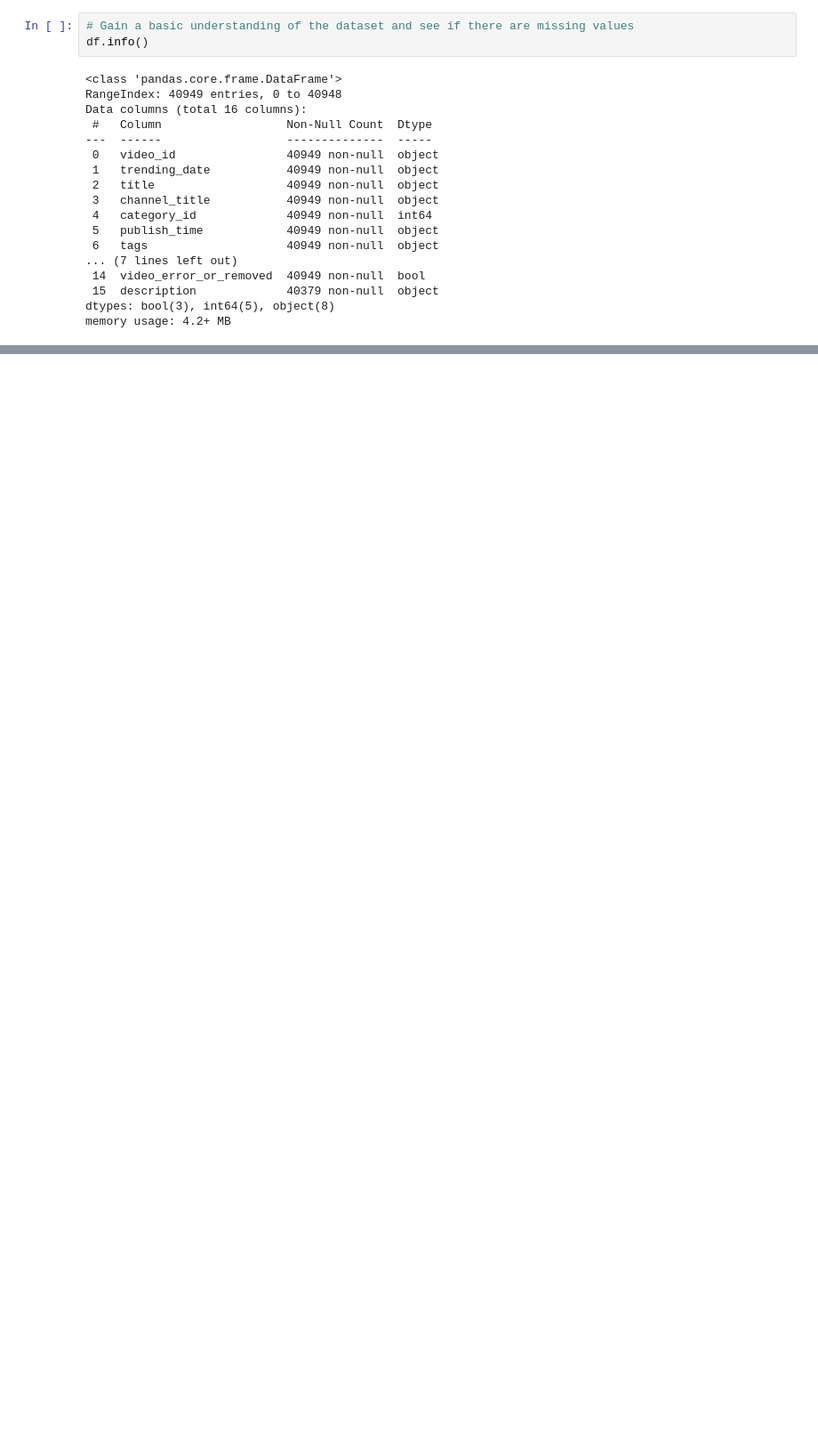
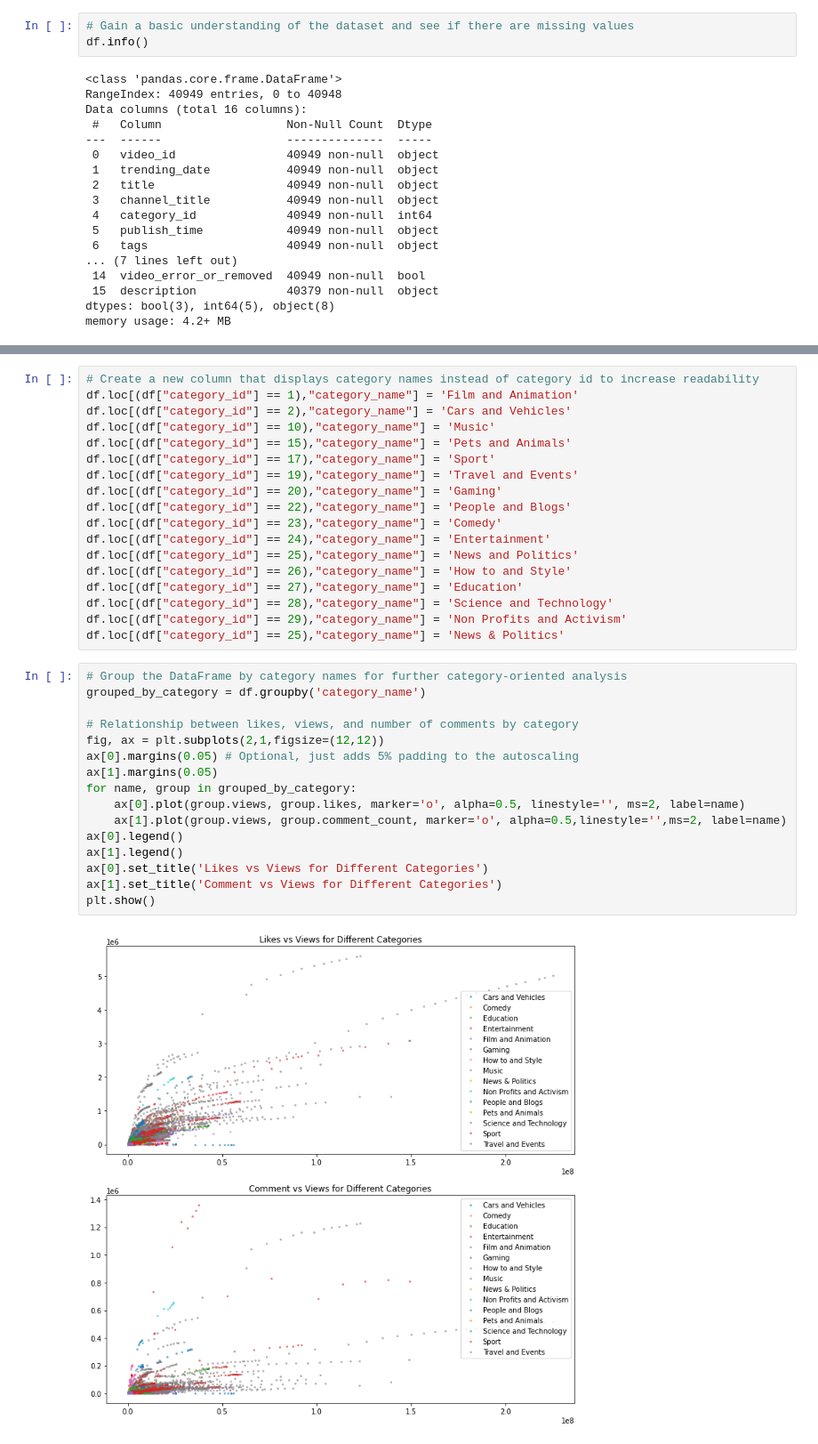
Before and after one commit to Chrisxu-99/RetrospectiveAnalysis, a Jupyter notebook: RetrospectiveAnalysis.ipynb, the cells around one changed output, grey strips where cells are left out. Shown: that part at 89% size. Drawn from its saved outputs; the diff is of its cells as text; blank space fills up the shorter version.

```diff
--- a/RetrospectiveAnalysis.ipynb
+++ b/RetrospectiveAnalysis.ipynb
@@ -77,0 +89,36 @@ sns.displot(df['log_views'])
+# %%
+# Create a new column that displays category names instead of category id to increase readability
+df.loc[(df["category_id"] == 1),"category_name"] = 'Film and Animation'
+df.loc[(df["category_id"] == 2),"category_name"] = 'Cars and Vehicles'
+df.loc[(df["category_id"] == 10),"category_name"] = 'Music'
+df.loc[(df["category_id"] == 15),"category_name"] = 'Pets and Animals'
+df.loc[(df["category_id"] == 17),"category_name"] = 'Sport'
+df.loc[(df["category_id"] == 19),"category_name"] = 'Travel and Events'
+df.loc[(df["category_id"] == 20),"category_name"] = 'Gaming'
+df.loc[(df["category_id"] == 22),"category_name"] = 'People and Blogs'
+df.loc[(df["category_id"] == 23),"category_name"] = 'Comedy'
+df.loc[(df["category_id"] == 24),"category_name"] = 'Entertainment'
+df.loc[(df["category_id"] == 25),"category_name"] = 'News and Politics'
+df.loc[(df["category_id"] == 26),"category_name"] = 'How to and Style'
+df.loc[(df["category_id"] == 27),"category_name"] = 'Education'
+df.loc[(df["category_id"] == 28),"category_name"] = 'Science and Technology'
+df.loc[(df["category_id"] == 29),"category_name"] = 'Non Profits and Activism'
+df.loc[(df["category_id"] == 25),"category_name"] = 'News & Politics'
+# %%
+# Group the DataFrame by category names for further category-oriented analysis
+grouped_by_category = df.groupby('category_name')
+
+# Relationship between likes, views, and number of comments by category
+fig, ax = plt.subplots(2,1,figsize=(12,12))
+ax[0].margins(0.05) # Optional, just adds 5% padding to the autoscaling
+ax[1].margins(0.05)
+for name, group in grouped_by_category:
+    ax[0].plot(group.views, group.likes, marker='o', alpha=0.5, linestyle='', ms=2, label=name)
+    ax[1].plot(group.views, group.comment_count, marker='o', alpha=0.5,linestyle='',ms=2, label=name)
+ax[0].legend()
+ax[1].legend()
+ax[0].set_title('Likes vs Views for Different Categories')
+ax[1].set_title('Comment vs Views for Different Categories')
+plt.show()
+# %% [output]
+[figure, added]
```
Also changed, not shown: parts of 22 cells of this notebook.
